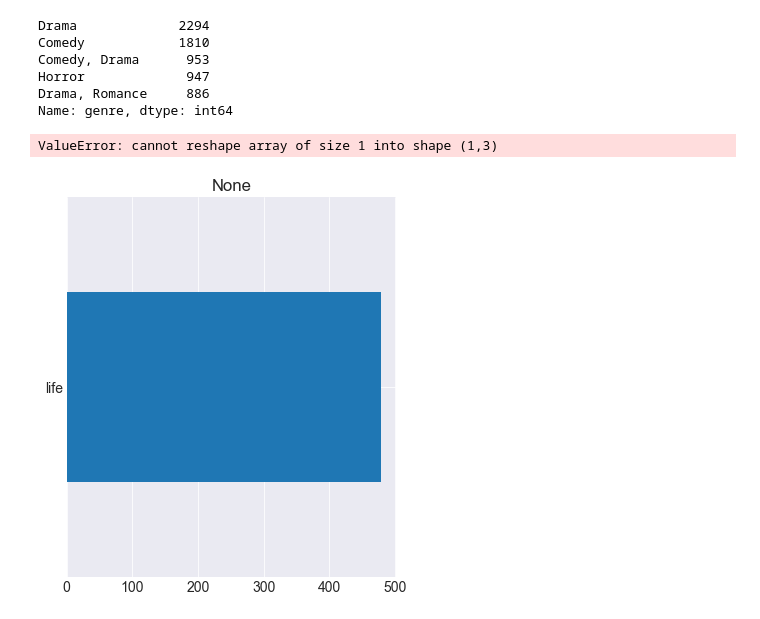
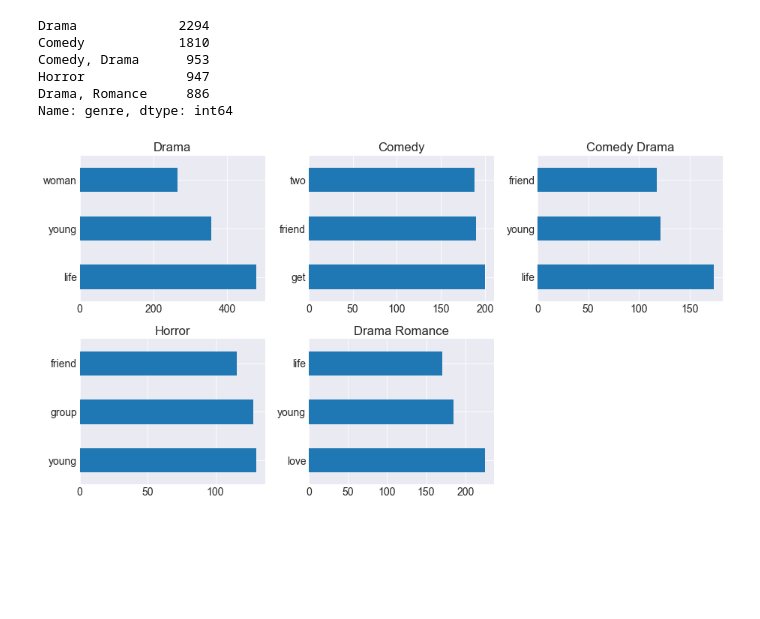
Before and after one commit to guedanie/movie_recommendation_model, a Jupyter notebook: wrangle_notebook.ipynb, the cells around one changed output. Cells and saved outputs as stored; diff of their text form; code cells hidden in the pictures; blank space fills up the shorter version.

```diff
--- a/wrangle_notebook.ipynb
+++ b/wrangle_notebook.ipynb
@@ -225,14 +225,27 @@ comedy = clean(' '.join(df[df.genre == "Comedy"].description))
 comedy_drama = clean(' '.join(df[df.genre == "Comedy, Drama"].description))
 horror = clean(' '.join(df[df.genre == "Horror"].description))
 drame_romance = clean(' '.join(df[df.genre == "Drama, Romance"].description))
-# %%
-pd.Series(drama).value_counts().head(1).plot.barh(subplots=True, layout=(1,2))
-pd.Series(comedy).value_counts().head(1).plot.barh(subplots=True, layout=(1,3))
-
-plt.show()
-# %% [output]
-ValueError: cannot reshape array of size 1 into shape (1,3)
-[figure, removed]
+# %%
+plt.subplot(2,3,1)
+pd.Series(drama).value_counts().head(3).plot.barh()
+plt.title("Drama")
+plt.subplot(2,3,2)
+pd.Series(comedy).value_counts().head(3).plot.barh()
+plt.title("Comedy")
+plt.subplot(2,3,3)
+pd.Series(comedy_drama).value_counts().head(3).plot.barh()
+plt.title("Comedy Drama")
+plt.subplot(2,3,4)
+pd.Series(horror).value_counts().head(3).plot.barh()
+plt.title("Horror")
+plt.subplot(2,3,5)
+pd.Series(drame_romance).value_counts().head(3).plot.barh()
+plt.title("Drama Romance")
+
+plt.tight_layout()
+plt.show()
+# %% [output]
+[figure, added]
 # %%
 
 # Common words throughout time?
```
